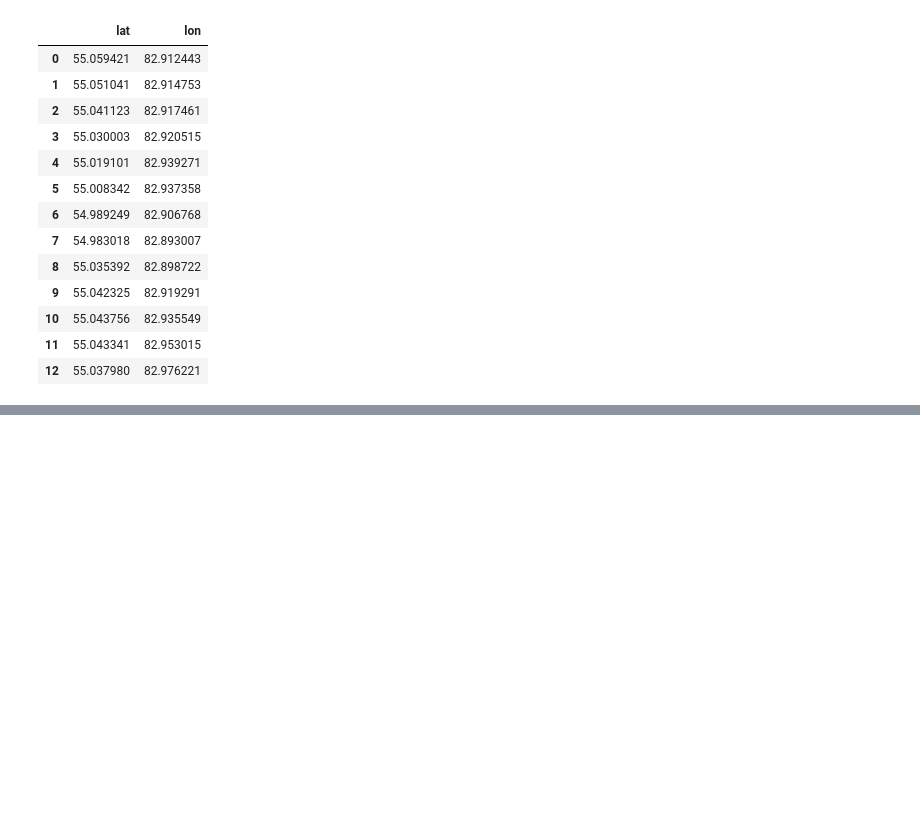
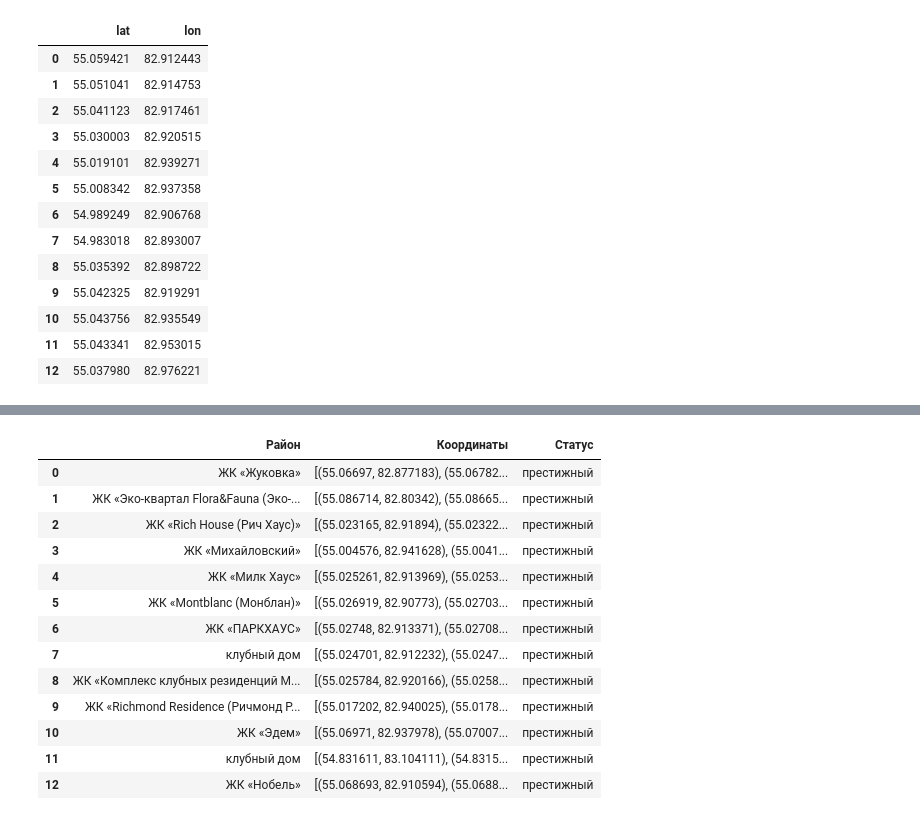
Before and after one commit to Sammik87/Nsk_model, a Jupyter notebook: Полигоны_Новосибирск.ipynb, the cells around one changed output, grey strips where cells are left out. Saved outputs shown, nothing was run; the diff lists cells and outputs as text; code cells hidden in the pictures; blank space fills up the shorter version.

```diff
--- a/Полигоны_Новосибирск.ipynb
+++ b/Полигоны_Новосибирск.ipynb
@@ -367,0 +397,3 @@ map
+# %%
+df = pd.read_excel('БД_элитка_Новосибирск.xlsx')
+df
@@ -367,0 +459,23 @@ map
+# %%
+df_1 = polygon_yandex(
+                      dataf = df,
+                      polygon_name = 'Наименование ЖК',
+                      link = 'Полигон',
+                      status = 'Тип'
+                     )
+df_1
+# %% [output]
+|  | Район | Координаты | Статус |
+| 0 | ЖК «Жуковка» | [(55.06697, 82.877183), (55.06782... | престижный |
+| 1 | ЖК «Эко-квартал Flora&Fauna (Эко-... | [(55.086714, 82.80342), (55.08665... | престижный |
+| 2 | ЖК «Rich House (Рич Хаус)» | [(55.023165, 82.91894), (55.02322... | престижный |
+| 3 | ЖК «Михайловский» | [(55.004576, 82.941628), (55.0041... | престижный |
+| 4 | ЖК «Милк Хаус» | [(55.025261, 82.913969), (55.0253... | престижный |
+| 5 | ЖК «Montblanc (Монблан)» | [(55.026919, 82.90773), (55.02703... | престижный |
+| 6 | ЖК «ПАРКХАУС» | [(55.02748, 82.913371), (55.02708... | престижный |
+| 7 | клубный дом | [(55.024701, 82.912232), (55.0247... | престижный |
+| 8 | ЖК «Комплекс клубных резиденций М... | [(55.025784, 82.920166), (55.0258... | престижный |
+| 9 | ЖК «Richmond Residence (Ричмонд Р... | [(55.017202, 82.940025), (55.0178... | престижный |
+| 10 | ЖК «Эдем» | [(55.06971, 82.937978), (55.07007... | престижный |
+| 11 | клубный дом | [(54.831611, 83.104111), (54.8315... | престижный |
+| 12 | ЖК «Нобель» | [(55.068693, 82.910594), (55.0688... | престижный |
```
Also changed, not shown: parts of 9 cells of this notebook, 1 other file.
